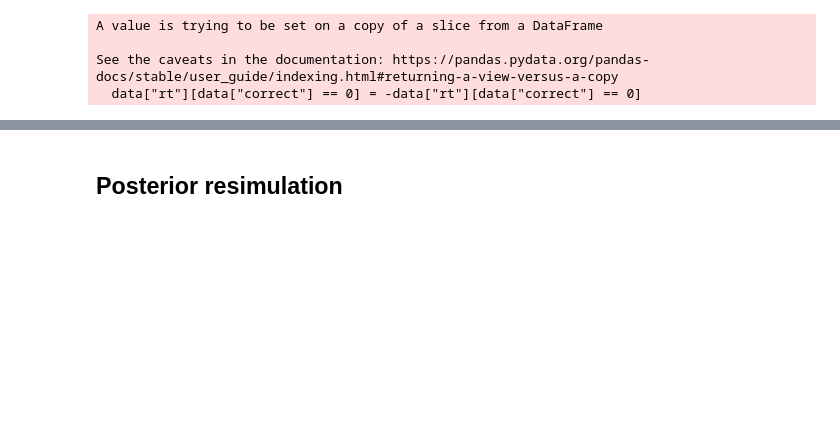
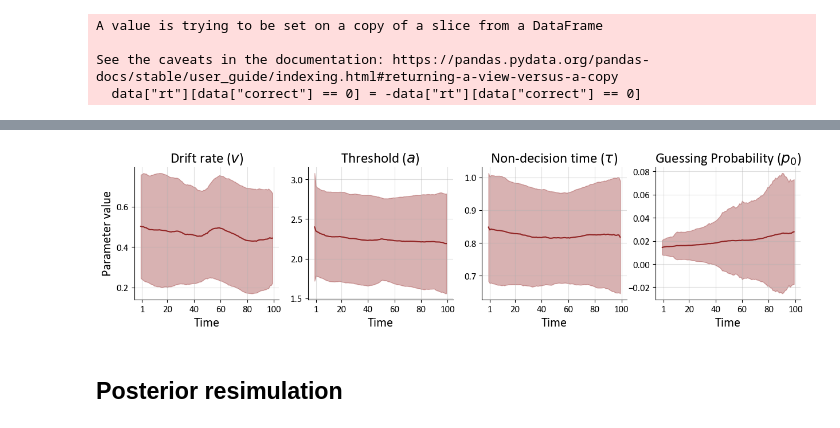
Before and after one commit to smiplab/sub-oi-dm, a Jupyter notebook: application/2afc_task/notebook/2afc_experiment.ipynb, the cells around one changed output, grey strips where cells are left out. Saved outputs shown, nothing was run; the diff lists cells and outputs as text; code cells hidden in the pictures; blank space fills up the shorter version.

```diff
--- a/application/2afc_task/notebook/2afc_experiment.ipynb
+++ b/application/2afc_task/notebook/2afc_experiment.ipynb
@@ -532,0 +561,5 @@ WARNING:matplotlib.font_manager:findfont: Generic family 'sans-serif' not found
+# %%
+N_OBS = 100
+N_SUB = len(np.unique(criss['sub']))
+N_SAMPLES = 2000
+N_RESIM = 200
@@ -532,0 +587,33 @@ WARNING:matplotlib.font_manager:findfont: Generic family 'sans-serif' not found
+# %%
+criss_local_samples_not_z = post_samples_criss * model.local_prior_stds + model.local_prior_means
+post_means_criss = np.nanmean(criss_local_samples_not_z, axis=2)
+post_means_mean_criss = np.nanmean(post_means_criss, axis=0)
+post_means_std_criss = np.nanstd(post_means_criss, axis=0)
+# %%
+fig, axarr = plt.subplots(1, 4, figsize=(15, 3))
+for i, ax in enumerate(axarr.flat):
+    ax.plot(
+        range(N_OBS), post_means_mean_criss[:, i],
+        color='maroon', alpha=0.8
+    )
+    ax.fill_between(
+        range(N_OBS),
+        post_means_mean_criss[:, i] - post_means_std_criss[:, i],
+        post_means_mean_criss[:, i] + post_means_std_criss[:, i],
+        color='maroon', alpha=0.3
+    )
+    ax.set_title(f'{LOCAL_PARAM_LABELS[i]} (${LOCAL_PARAM_NAMES[i]}$)', fontsize=FONT_SIZE_1)
+    ax.grid(alpha=0.4)
+
+    if i == 0:
+        ax.set_ylabel("Parameter value", fontsize=FONT_SIZE_2)
+    ax.set_xlabel("Time", fontsize=FONT_SIZE_2)
+    ax.tick_params(axis='both', which='major', labelsize=FONT_SIZE_3)
+    ax.set_xticks([1, 20, 40, 60, 80, 100])
+
+sns.despine()
+f.tight_layout()
+
+plt.savefig('../plots/parameter_dynamic_2afc_criss.png', dpi=300)
+# %% [output]
+[figure, added]
```
Also changed, not shown: parts of 17 cells of this notebook.
